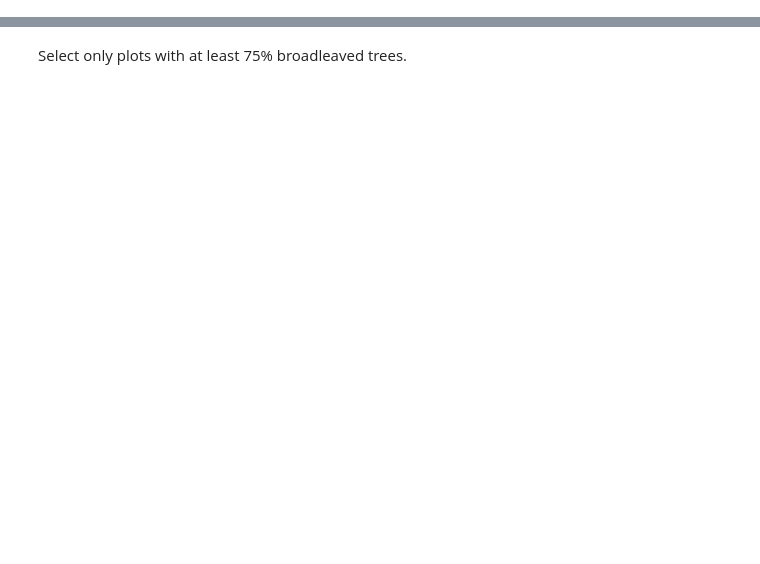
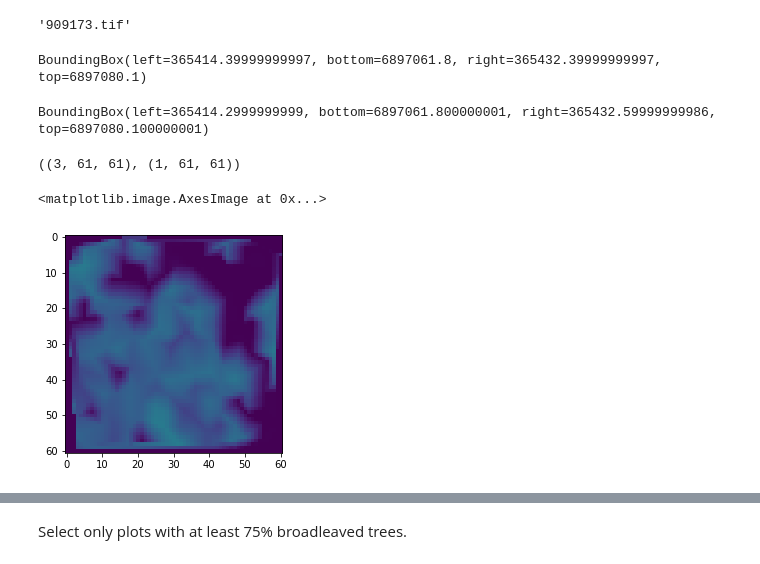
Before and after one commit to mayrajeo/enveco, a Jupyter notebook: examples/Check NDVI values for plots.ipynb, the cells around one changed output, grey strips where cells are left out. Saved outputs shown, nothing was run; the diff lists cells and outputs as text; code cells hidden in the pictures; blank space fills up the shorter version.

```diff
--- a/examples/Check NDVI values for plots.ipynb
+++ b/examples/Check NDVI values for plots.ipynb
@@ -5,0 +96,25 @@ from enveco.data.image import *
+# %%
+chms[666]
+# %% [output]
+'909173.tif'
+# %%
+bounds
+# %% [output]
+BoundingBox(left=365414.39999999997, bottom=6897061.8, right=365432.39999999997, top=6897080.1)
+# %%
+with rio.open(f'../../enveco_data/enveco/AV_tif/{chms[111]}') as f:
+    imvals = f.read()
+    print(f.bounds)
+# %% [output]
+BoundingBox(left=365414.2999999999, bottom=6897061.800000001, right=365432.59999999986, top=6897080.100000001)
+# %%
+imvals.shape, vals.shape
+# %% [output]
+((3, 61, 61), (1, 61, 61))
+# %%
+vals[vals < 0] = 0
+# %%
+plt.imshow(vals[0], vmin=0, vmax=30, cmap='viridis')
+# %% [output]
+<matplotlib.image.AxesImage at 0x...>
+[figure, added]
```
Also changed, not shown: parts of 34 cells of this notebook, 55 other files.
